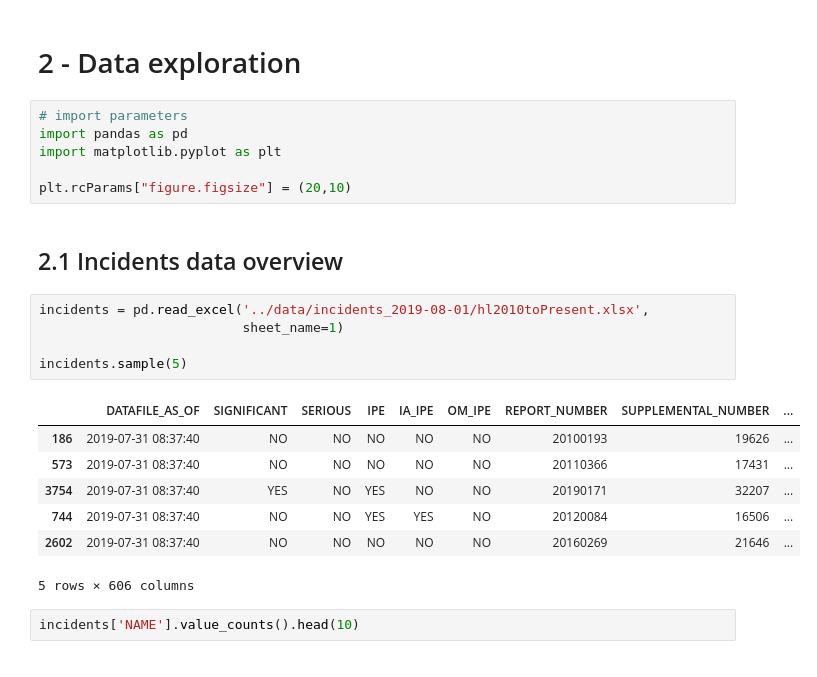
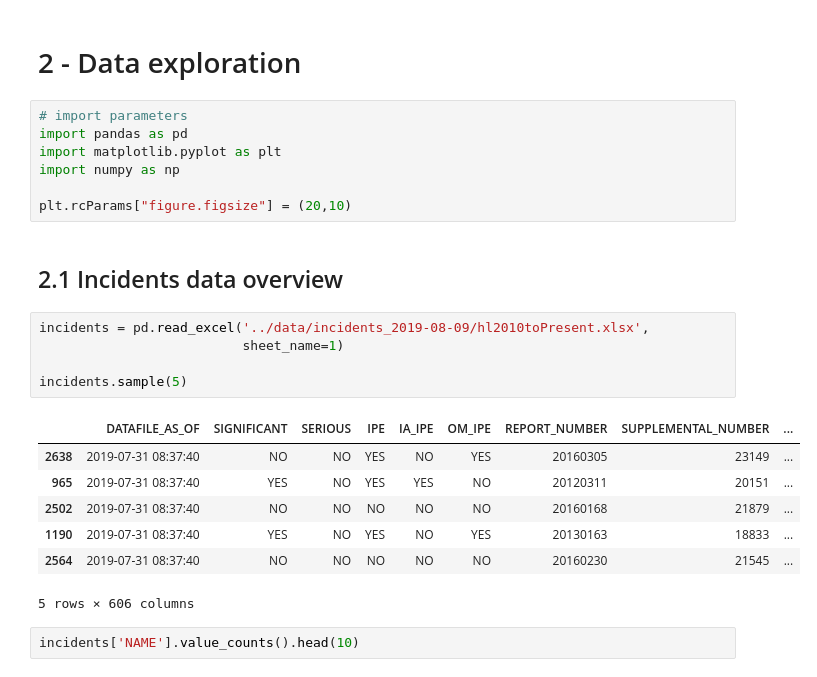
Before and after one commit to julianbarg/oil_industry, a Jupyter notebook: workbooks/2_data_exploration.ipynb, the cells around one changed output. Saved outputs shown, nothing was run; the diff lists cells and outputs as text.

```diff
--- a/workbooks/2_data_exploration.ipynb
+++ b/workbooks/2_data_exploration.ipynb
@@ -5,22 +5,23 @@
 # import parameters
 import pandas as pd
 import matplotlib.pyplot as plt
+import numpy as np
 
 plt.rcParams["figure.figsize"] = (20,10)
 # %% [markdown]
 ## 2.1 Incidents data overview
 # %%
-incidents = pd.read_excel('../data/incidents_2019-08-01/hl2010toPresent.xlsx',
+incidents = pd.read_excel('../data/incidents_2019-08-09/hl2010toPresent.xlsx',
                           sheet_name=1)
 
 incidents.sample(5)
 # %% [output]
 |  | DATAFILE_AS_OF | SIGNIFICANT | SERIOUS | IPE | IA_IPE | OM_IPE | REPORT_NUMBER | SUPPLEMENTAL_NUMBER | ... |
-| 186 | 2019-07-31 08:37:40 | NO | NO | NO | NO | NO | 20100193 | 19626 | ... |
-| 573 | 2019-07-31 08:37:40 | NO | NO | NO | NO | NO | 20110366 | 17431 | ... |
-| 3754 | 2019-07-31 08:37:40 | YES | NO | YES | NO | NO | 20190171 | 32207 | ... |
-| 744 | 2019-07-31 08:37:40 | NO | NO | YES | YES | NO | 20120084 | 16506 | ... |
-| 2602 | 2019-07-31 08:37:40 | NO | NO | NO | NO | NO | 20160269 | 21646 | ... |
+| 2638 | 2019-07-31 08:37:40 | NO | NO | YES | NO | YES | 20160305 | 23149 | ... |
+| 965 | 2019-07-31 08:37:40 | YES | NO | YES | YES | NO | 20120311 | 20151 | ... |
+| 2502 | 2019-07-31 08:37:40 | NO | NO | NO | NO | NO | 20160168 | 21879 | ... |
+| 1190 | 2019-07-31 08:37:40 | YES | NO | YES | NO | YES | 20130163 | 18833 | ... |
+| 2564 | 2019-07-31 08:37:40 | NO | NO | NO | NO | NO | 20160230 | 21545 | ... |
 5 rows × 606 columns
 # %%
 incidents['NAME'].value_counts().head(10)
```
Also changed, not shown: parts of 28 cells of this notebook, 14 other files.
